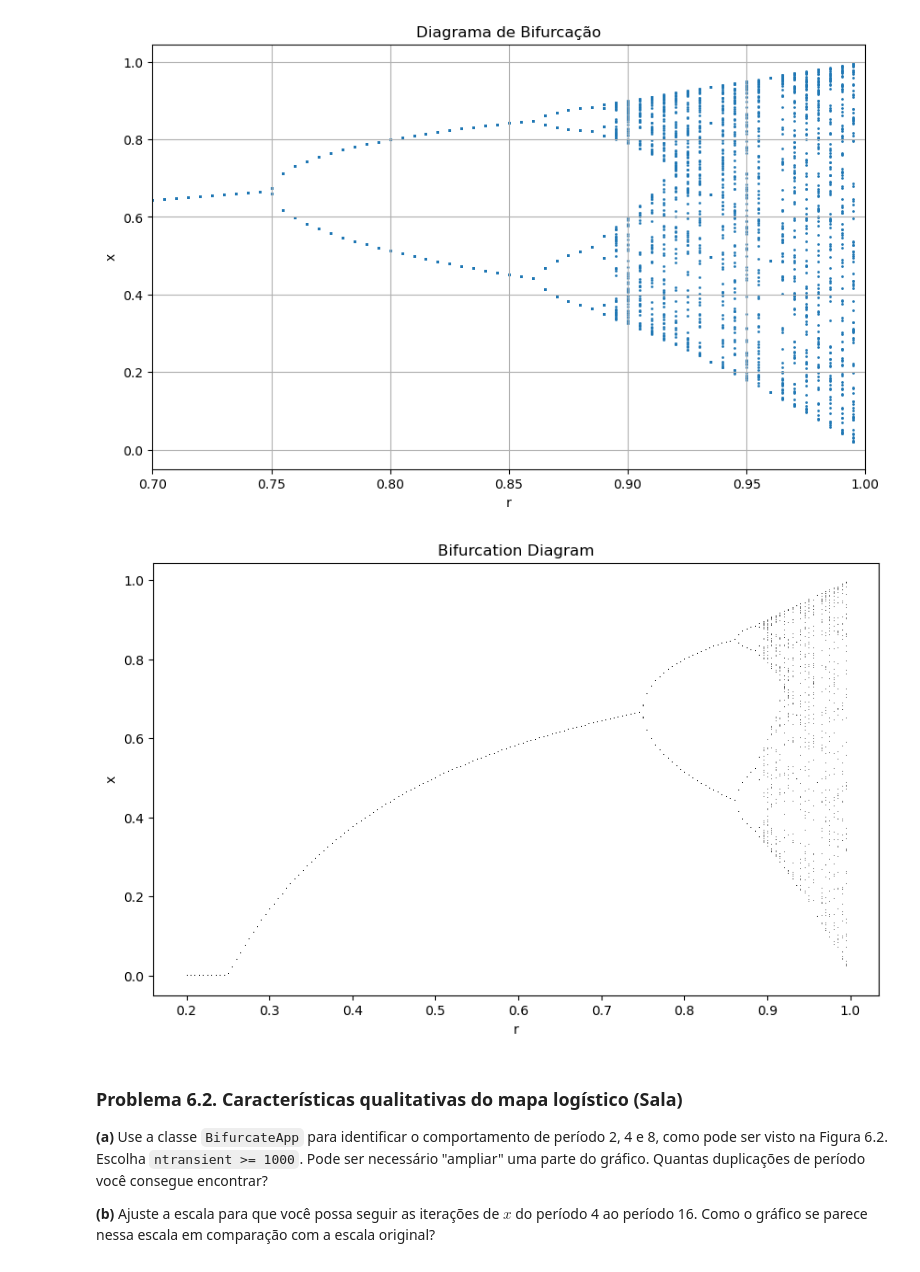
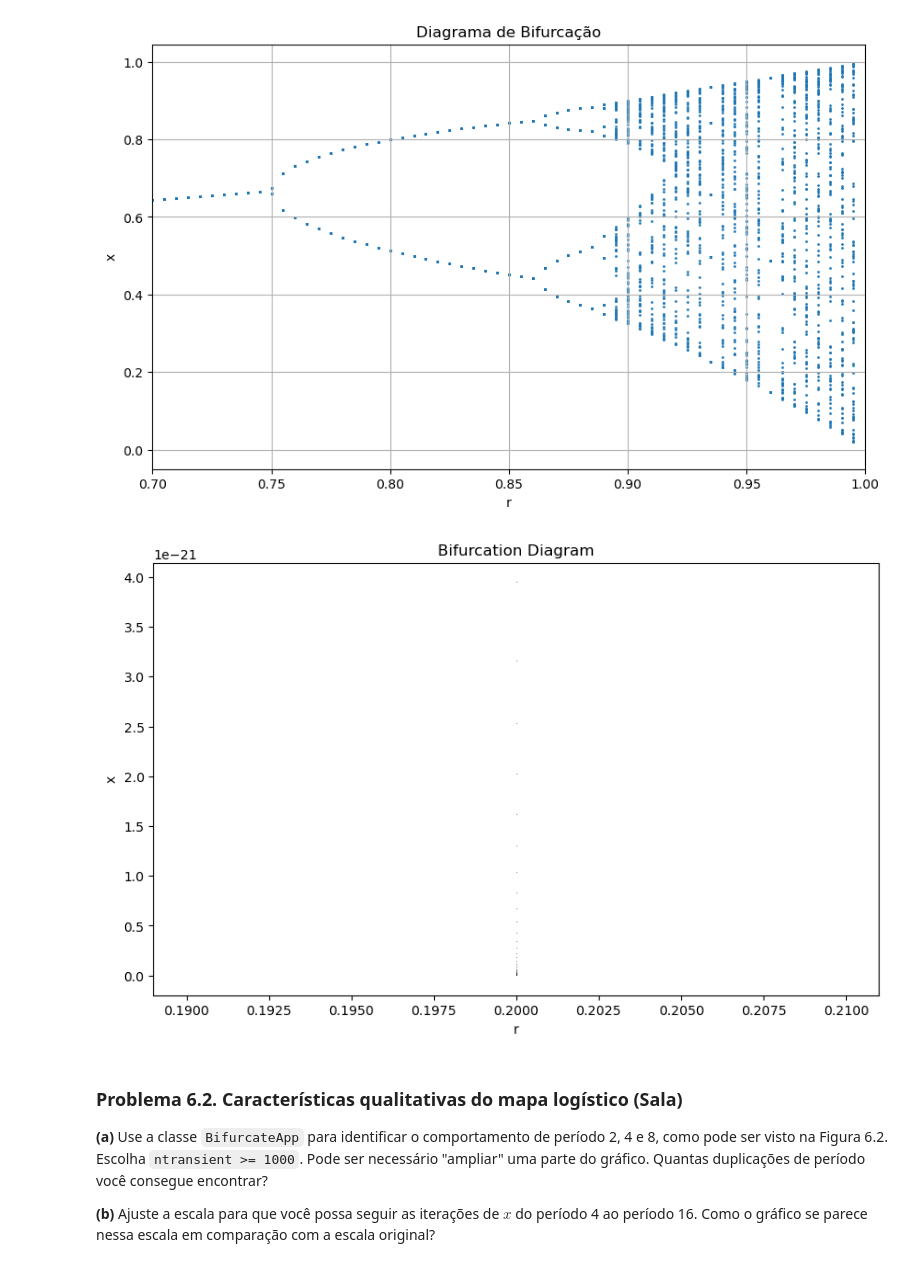
Before and after one commit to Gabriel-Araujo-v/Introduction-To-Computational-Physics, a Jupyter notebook: NotebooksAulas/NB01/NB01.ipynb, the cells around one changed output. Drawn from its saved outputs; the diff is of its cells as text; code cells hidden in the pictures.

```diff
--- a/NotebooksAulas/NB01/NB01.ipynb
+++ b/NotebooksAulas/NB01/NB01.ipynb
@@ -187,35 +187,35 @@ def map_function(x, r):
 
 # Initialize plot
 plt.figure(figsize=(10, 6))
 plt.title("Bifurcation Diagram")
 plt.xlabel("r")
 plt.ylabel("x")
 
 # Main bifurcation plotting loop
 def bifurcation_plot():
     r = initial_r
-    while r <= 1.0:
+    if r <= 1.0:
         x = 0.5  # Non-zero starting value of x for each new r
 
         # Iterate through transient steps to reach steady state
         for _ in range(ntransient):
             x = map_function(x, r)
 
         # Plot the stable or chaotic points after reaching steady state
         for _ in range(nplot):
             x = map_function(x, r)
             plt.plot(r, x, ',k', alpha=0.5)  # Plotting x for the current r value
 
         # Increment r for the next bifurcation step
         r += dr
 
 # Generate the bifurcation plot
 bifurcation_plot()
 
 # Show plot
 plt.show()
 # %% [output]
-[figure, old version]
+[figure, new version]
 # %% [markdown]
 ### Problema 6.2. Características qualitativas do mapa logístico (Sala)
 
```
Also changed, not shown: parts of 2 cells of this notebook, 10 other files.
